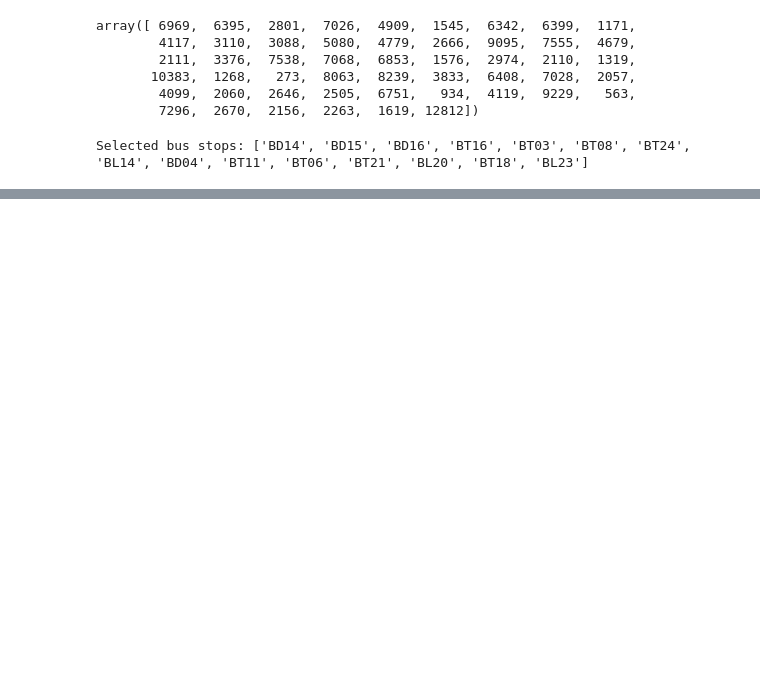
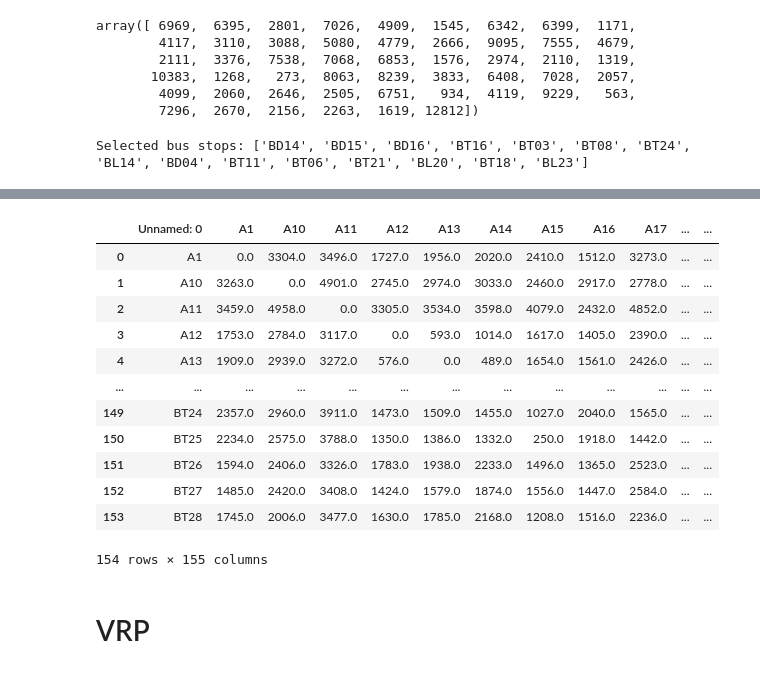
Before and after one commit to gr-oll/SLO_LA_Olympics, a Jupyter notebook: summary.ipynb, the cells around one changed output, grey strips where cells are left out. Cells and saved outputs as stored; diff of their text form; code cells hidden in the pictures; blank space fills up the shorter version.

Commit message:
added merged matrix

```diff
--- a/summary.ipynb
+++ b/summary.ipynb
@@ -6,6 +6,7 @@ venues = pd.read_csv('https://raw.githubusercontent.com/gr-oll/SLO_LA_Olympics/m
 time_matrix = pd.read_csv('https://raw.githubusercontent.com/gr-oll/SLO_LA_Olympics/main/matrixes/time_matrix.csv')
 bus_matrix = pd.read_csv('https://raw.githubusercontent.com/gr-oll/SLO_LA_Olympics/main/matrixes/accomodations_to_venues.csv')
 bus_terminals = pd.read_csv('https://raw.githubusercontent.com/gr-oll/SLO_LA_Olympics/main/bus_terminals.csv')
+merged_matrix = pd.read_csv('https://raw.githubusercontent.com/gr-oll/SLO_LA_Olympics/main/matrixes/merged_matrix.csv')
 # %%
 venues = venues.dropna()
 # %%
@@ -234,0 +137,18 @@ Route for vehicle 14 (depot BL23): [(97, 'venue'), (96, 'venue'), (95, 'venue'),
+# %%
+merged_matrix
+# %% [output]
+|  | Unnamed: 0 | A1 | A10 | A11 | A12 | A13 | A14 | A15 | A16 | A17 | ... | ... |
+| 0 | A1 | 0.0 | 3304.0 | 3496.0 | 1727.0 | 1956.0 | 2020.0 | 2410.0 | 1512.0 | 3273.0 | ... | ... |
+| 1 | A10 | 3263.0 | 0.0 | 4901.0 | 2745.0 | 2974.0 | 3033.0 | 2460.0 | 2917.0 | 2778.0 | ... | ... |
+| 2 | A11 | 3459.0 | 4958.0 | 0.0 | 3305.0 | 3534.0 | 3598.0 | 4079.0 | 2432.0 | 4852.0 | ... | ... |
+| 3 | A12 | 1753.0 | 2784.0 | 3117.0 | 0.0 | 593.0 | 1014.0 | 1617.0 | 1405.0 | 2390.0 | ... | ... |
+| 4 | A13 | 1909.0 | 2939.0 | 3272.0 | 576.0 | 0.0 | 489.0 | 1654.0 | 1561.0 | 2426.0 | ... | ... |
+| ... | ... | ... | ... | ... | ... | ... | ... | ... | ... | ... | ... | ... |
+| 149 | BT24 | 2357.0 | 2960.0 | 3911.0 | 1473.0 | 1509.0 | 1455.0 | 1027.0 | 2040.0 | 1565.0 | ... | ... |
+| 150 | BT25 | 2234.0 | 2575.0 | 3788.0 | 1350.0 | 1386.0 | 1332.0 | 250.0 | 1918.0 | 1442.0 | ... | ... |
+| 151 | BT26 | 1594.0 | 2406.0 | 3326.0 | 1783.0 | 1938.0 | 2233.0 | 1496.0 | 1365.0 | 2523.0 | ... | ... |
+| 152 | BT27 | 1485.0 | 2420.0 | 3408.0 | 1424.0 | 1579.0 | 1874.0 | 1556.0 | 1447.0 | 2584.0 | ... | ... |
+| 153 | BT28 | 1745.0 | 2006.0 | 3477.0 | 1630.0 | 1785.0 | 2168.0 | 1208.0 | 1516.0 | 2236.0 | ... | ... |
+154 rows × 155 columns
+# %% [markdown]
+# VRP
```
Also changed, not shown: parts of 1 cell of this notebook.
